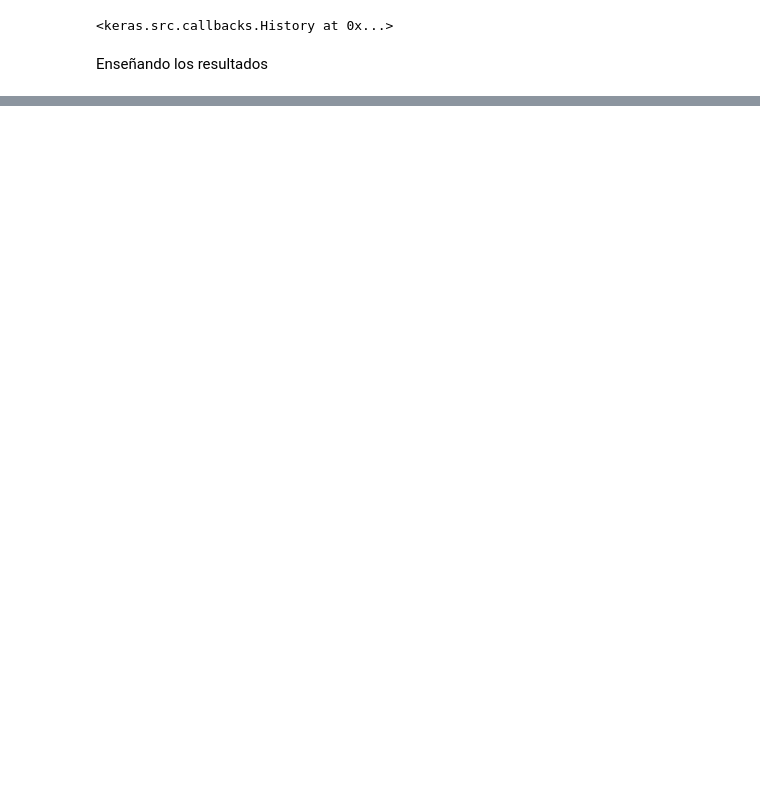
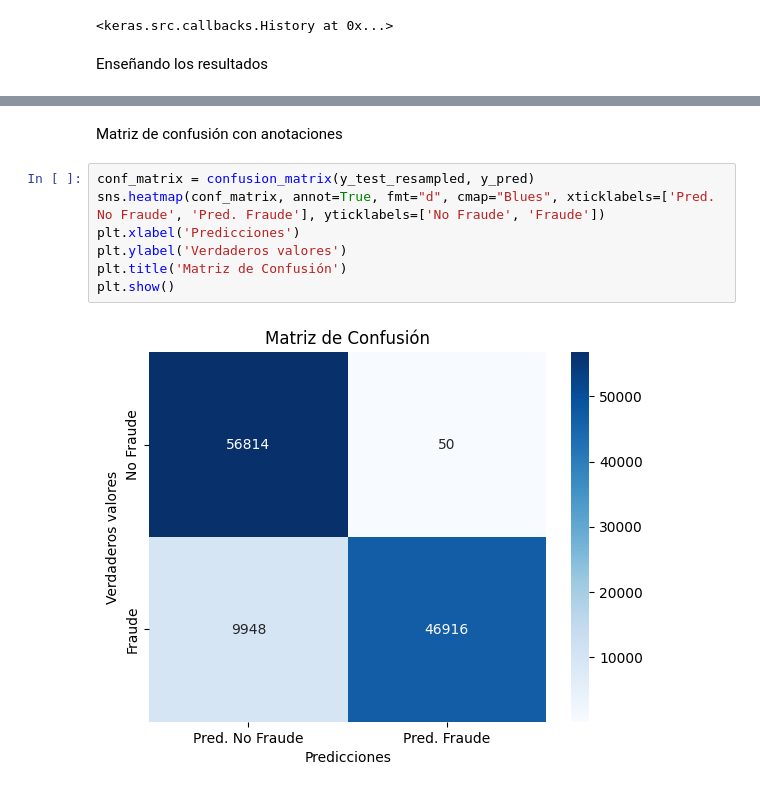
Before and after one commit to Javier19-cmd/ProyectoDeepLearning, a Jupyter notebook: prueba.ipynb, the cells around one changed output, grey strips where cells are left out. Cells and saved outputs as stored; diff of their text form; blank space fills up the shorter version.

```diff
--- a/prueba.ipynb
+++ b/prueba.ipynb
@@ -289,0 +287,11 @@ weighted avg       0.93      0.92      0.92    113728
+# %% [markdown]
+Matriz de confusión con anotaciones
+# %%
+conf_matrix = confusion_matrix(y_test_resampled, y_pred)
+sns.heatmap(conf_matrix, annot=True, fmt="d", cmap="Blues", xticklabels=['Pred. No Fraude', 'Pred. Fraude'], yticklabels=['No Fraude', 'Fraude'])
+plt.xlabel('Predicciones')
+plt.ylabel('Verdaderos valores')
+plt.title('Matriz de Confusión')
+plt.show()
+# %% [output]
+[figure, added]
```
Also changed, not shown: parts of 8 cells of this notebook.
